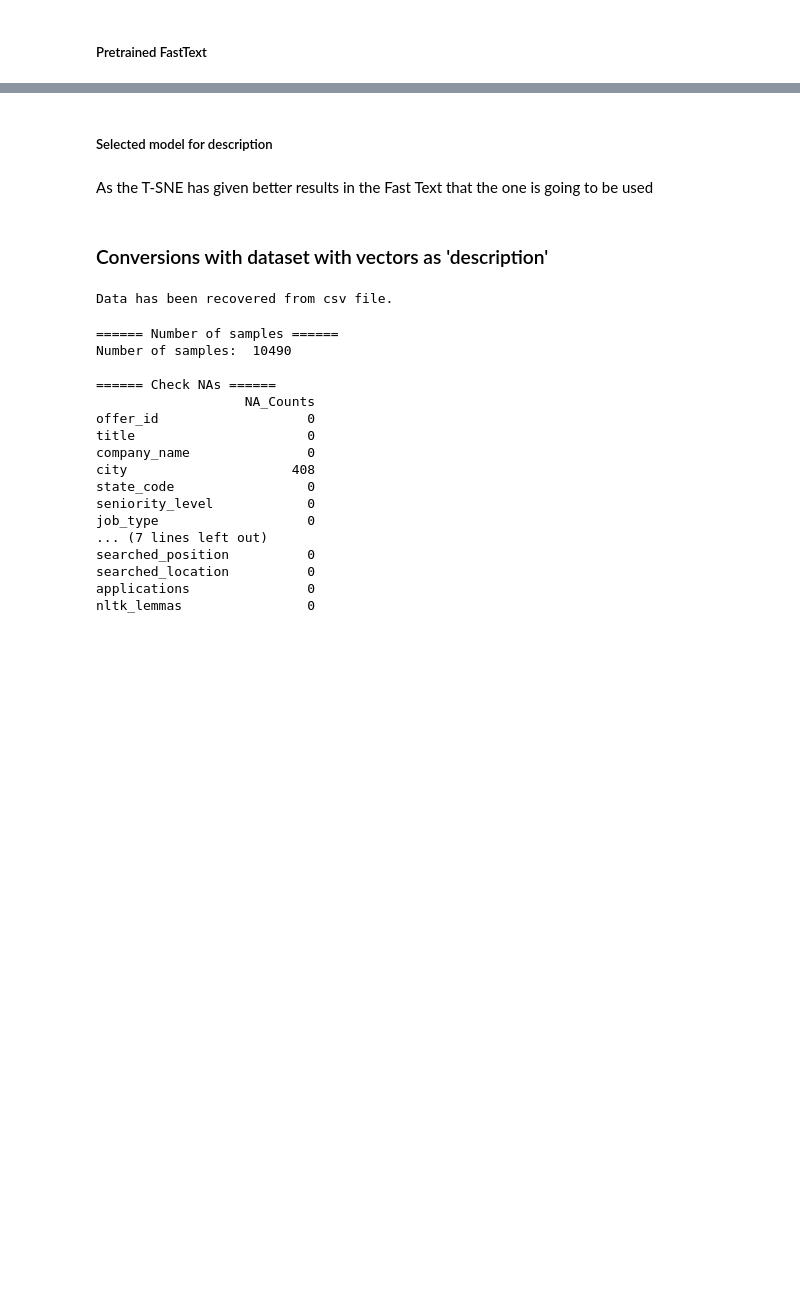
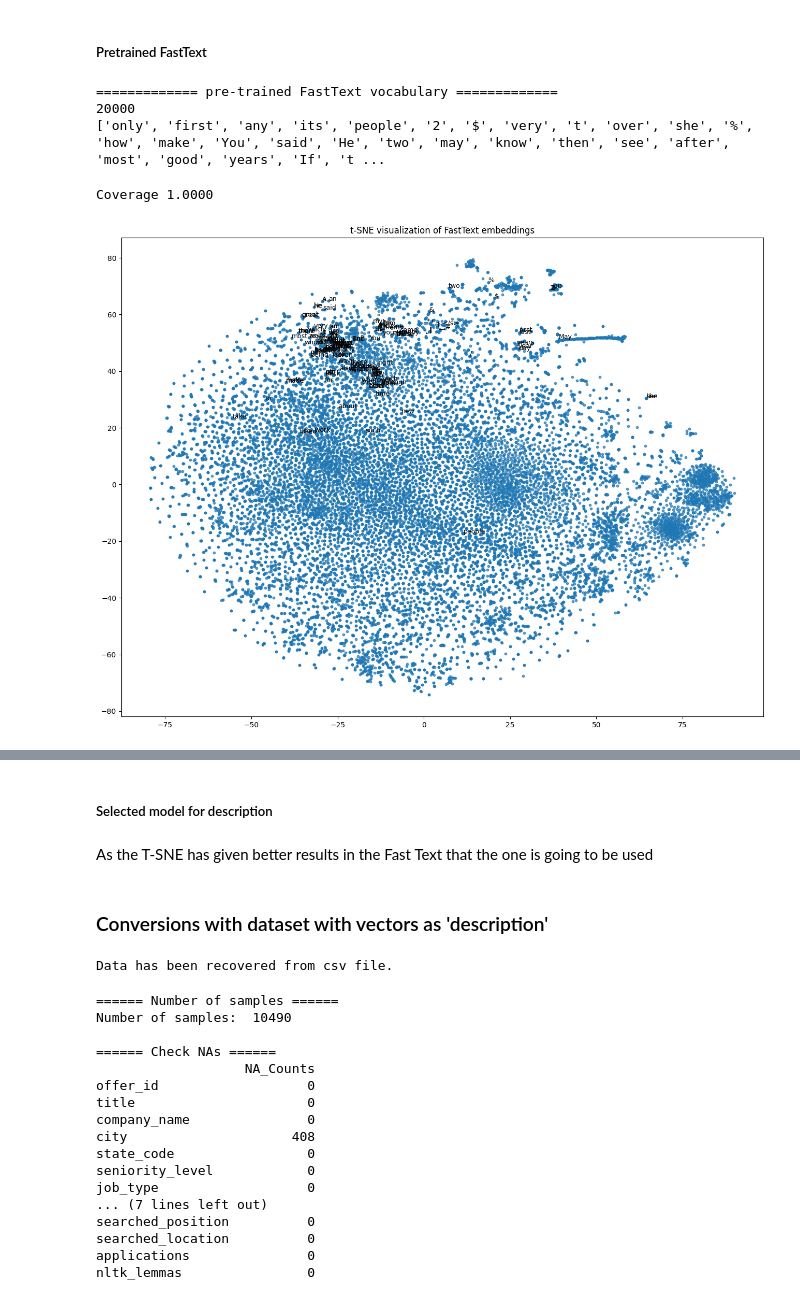
Before and after one commit to enicaking/web-analytics-project-repo, a Jupyter notebook: deduplicate_and_parsing_linkedin_json_fasttext.ipynb, the cells around one changed output, grey strips where cells are left out. Saved outputs shown, nothing was run; the diff lists cells and outputs as text; code cells hidden in the pictures; blank space fills up the shorter version.

```diff
--- a/deduplicate_and_parsing_linkedin_json_fasttext.ipynb
+++ b/deduplicate_and_parsing_linkedin_json_fasttext.ipynb
@@ -637,3 +726,47 @@ for i, word in enumerate(words_ft[:180]):
 
 plt.title("t-SNE visualization of FastText embeddings")
 plt.show()
+# %%
+# Check results
+print('============= pre-trained FastText vocabulary =============')
+words = list(fastTextPre.key_to_index.keys())
+print(len(words))
+print(words[99:130])
+# %% [output]
+============= pre-trained FastText vocabulary =============
+20000
+['only', 'first', 'any', 'its', 'people', '2', '$', 'very', 't', 'over', 'she', '%', 'how', 'make', 'You', 'said', 'He', 'two', 'may', 'know', 'then', 'see', 'after', 'most', 'good', 'years', 'If', 't ...
+# %%
+fTpre_coverage = get_vocabulary_coverage(fastTextPre, D)
+print("Coverage {0:.4f}".format(fT_coverage))
+
+linkedin_fTpre = np.array(
+		df['nltk_lemmas'].swifter.apply(lambda r: get_linkedin_vector(fastTextPre, r)).tolist()
+)
+linkedin_fTpre_csr = csr_matrix(linkedin_fTpre)
+# %% [output]
+Coverage 1.0000
+# %%
+from sklearn.manifold import TSNE
+
+# Select the more relevant terms of the FastText vocabulary
+words_ft = list(fastTextPre.index_to_key)[:2500]
+word_vectors_ft = np.array([fastTextPre[word] for word in words])
+
+# Run t-SNE
+# Perplexity: parameter that allows
+tsne_ft = TSNE(n_components=2, perplexity=50, random_state=42)
+reduced_ft = tsne_ft.fit_transform(word_vectors_ft)
+
+# Plot
+plt.figure(figsize=(16, 12))
+plt.scatter(reduced_ft[:, 0], reduced_ft[:, 1], alpha=0.7, s=10)
+
+# Label only some words to avoid cluttering
+for i, word in enumerate(words_ft[:180]):
+    plt.text(reduced_ft[i, 0], reduced_ft[i, 1], word, fontsize=9)
+
+plt.title("t-SNE visualization of FastText embeddings")
+plt.show()
+# %% [output]
+[figure, added]
```
Also changed, not shown: parts of 31 cells of this notebook.
